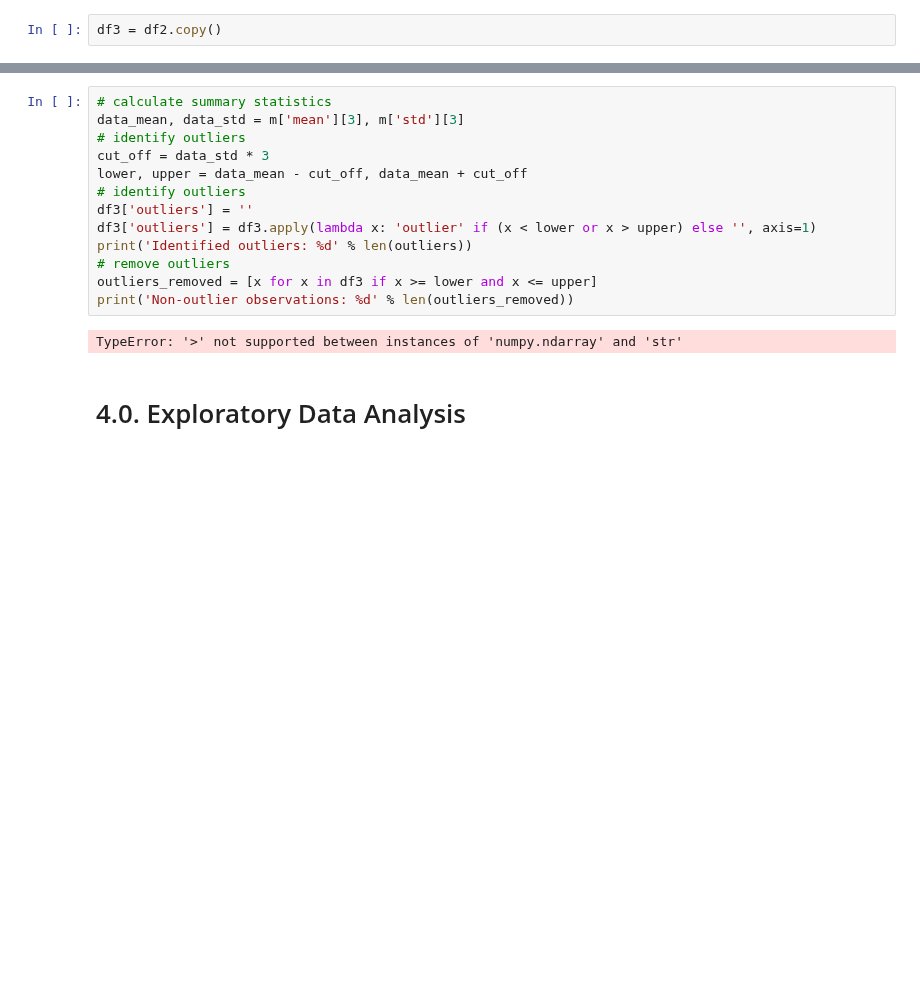
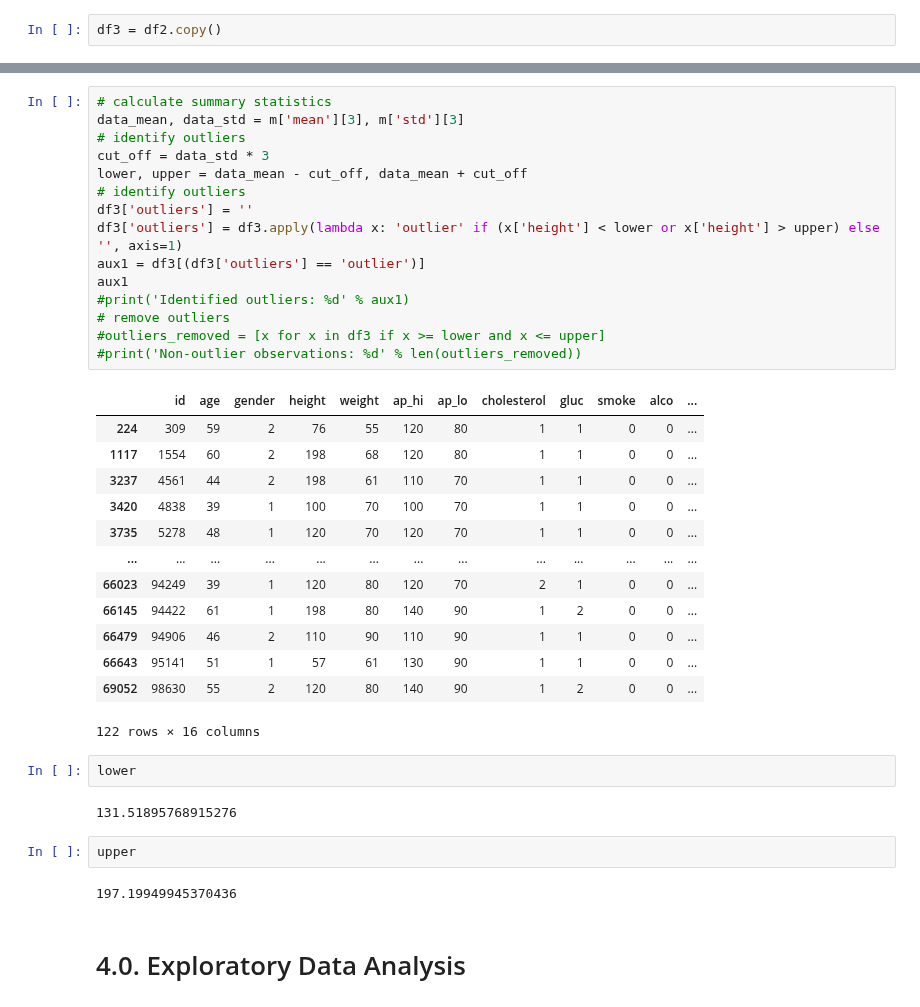
Before and after one commit to HenriqueCR1291/cardio_catch_diseases, a Jupyter notebook: m05_cardio_catch_diseases.ipynb, the cells around one changed output, grey strips where cells are left out. Drawn from its saved outputs; the diff is of its cells as text; blank space fills up the shorter version.

```diff
--- a/m05_cardio_catch_diseases.ipynb
+++ b/m05_cardio_catch_diseases.ipynb
@@ -371,18 +371,40 @@ m
 # %%
 # calculate summary statistics
 data_mean, data_std = m['mean'][3], m['std'][3]
 # identify outliers
 cut_off = data_std * 3
 lower, upper = data_mean - cut_off, data_mean + cut_off
 # identify outliers
 df3['outliers'] = ''
-df3['outliers'] = df3.apply(lambda x: 'outlier' if (x < lower or x > upper) else '', axis=1)
-print('Identified outliers: %d' % len(outliers))
+df3['outliers'] = df3.apply(lambda x: 'outlier' if (x['height'] < lower or x['height'] > upper) else '', axis=1)
+aux1 = df3[(df3['outliers'] == 'outlier')]
+aux1
+#print('Identified outliers: %d' % aux1)
 # remove outliers
-outliers_removed = [x for x in df3 if x >= lower and x <= upper]
-print('Non-outlier observations: %d' % len(outliers_removed))
+#outliers_removed = [x for x in df3 if x >= lower and x <= upper]
+#print('Non-outlier observations: %d' % len(outliers_removed))
 # %% [output]
+|  | id | age | gender | height | weight | ap_hi | ap_lo | cholesterol | gluc | smoke | alco | ... |
+| 224 | 309 | 59 | 2 | 76 | 55 | 120 | 80 | 1 | 1 | 0 | 0 | ... |
+| 1117 | 1554 | 60 | 2 | 198 | 68 | 120 | 80 | 1 | 1 | 0 | 0 | ... |
+| 3237 | 4561 | 44 | 2 | 198 | 61 | 110 | 70 | 1 | 1 | 0 | 0 | ... |
+| 3420 | 4838 | 39 | 1 | 100 | 70 | 100 | 70 | 1 | 1 | 0 | 0 | ... |
+| 3735 | 5278 | 48 | 1 | 120 | 70 | 120 | 70 | 1 | 1 | 0 | 0 | ... |
+| ... | ... | ... | ... | ... | ... | ... | ... | ... | ... | ... | ... | ... |
+| 66023 | 94249 | 39 | 1 | 120 | 80 | 120 | 70 | 2 | 1 | 0 | 0 | ... |
+| 66145 | 94422 | 61 | 1 | 198 | 80 | 140 | 90 | 1 | 2 | 0 | 0 | ... |
+| 66479 | 94906 | 46 | 2 | 110 | 90 | 110 | 90 | 1 | 1 | 0 | 0 | ... |
+| 66643 | 95141 | 51 | 1 | 57 | 61 | 130 | 90 | 1 | 1 | 0 | 0 | ... |
+| 69052 | 98630 | 55 | 2 | 120 | 80 | 140 | 90 | 1 | 2 | 0 | 0 | ... |
-TypeError: '>' not supported between instances of 'numpy.ndarray' and 'str'
+122 rows × 16 columns
+# %%
+lower
+# %% [output]
+131.51895768915276
+# %%
+upper
+# %% [output]
+197.19949945370436
 # %% [markdown]
 # 4.0. Exploratory Data Analysis
 # %%
```
Also changed, not shown: parts of 3 cells of this notebook.
